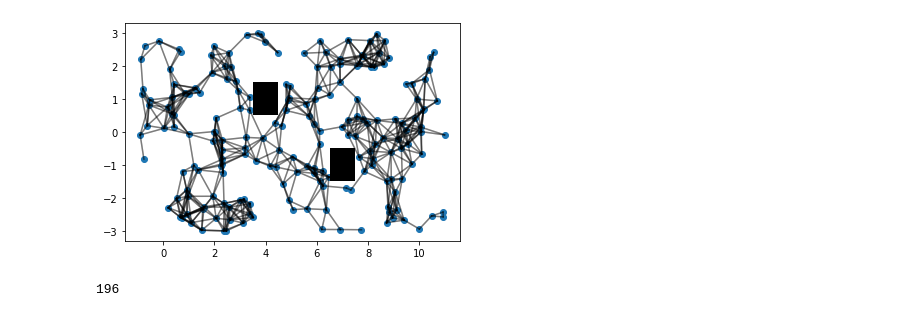
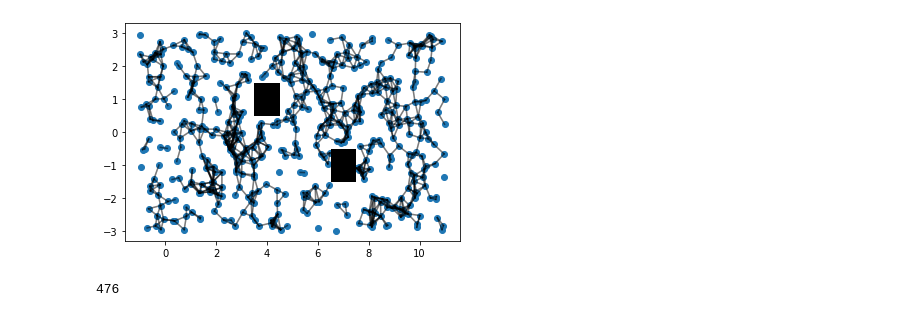
Before and after one commit to KedarMore/algo-HW4-a-Dijkstra-s-PRM-RRT, a Jupyter notebook: prm.ipynb, the cells around one changed output. Cells and saved outputs as stored; diff of their text form; code cells hidden in the pictures.

```diff
--- a/prm.ipynb
+++ b/prm.ipynb
@@ -32,11 +32,21 @@ obstacles=[[(3.5,4.5,4.5,3.5),(0.5,0.5,1.5,1.5)],
            [(6.5,7.5,7.5,6.5),(-1.5,-1.5,-0.5,-0.5)]]
 xlimits=[-1,11]
 ylimits=[-3,3]
+
+# xlimits=(-2.,15.)
+# ylimits=(-2.,15.)
+# obstacles=[[(1,2,2,1),(1,1,5,5)],
+#            [(3,4,4,3),(4,4,12,12)],
+#            [(3,12,12,3),(12,12,13,13)],
+#            [(12,13,13,12),(5,5,13,13)],
+#            [(6,12,12,6),(5,5,6,6)]]
+
+# plot obstacle
 for obs in obstacles:
     plt.fill(*obs,'k',alpha=1)
 
 # samples
-noofsamples=200
+noofsamples=500
 x=np.random.uniform(*xlimits,noofsamples)
 y=np.random.uniform(*ylimits,noofsamples)
 # x=(np.random.rand(200)*12)-1
@@ -53,7 +63,7 @@ x=np.delete(x,xindex)
 y=np.delete(y,yindex)
 
 # plot
-radius=1
+radius=0.5
 graph=[]
 plt.scatter(x,y)
 for i in range(len(x)):
@@ -67,37 +77,36 @@ for i in range(len(x)):
 
 plt.show()
 
 # ********************************************************************************* #
 # CREATE A GRAPH (UNDIRECTED)
 # ********************************************************************************* #
 
 g_dict={}
 keys=[]
 keys_str=[]
 goal=[10,0]
 
 for i in range(len(graph)):
     if str(graph[i][:2]) in g_dict.keys():
         g_dict[str(graph[i][:2])].append(str(graph[i][2:]))
         pass
     else:
         g_dict[str(graph[i][:2])]=[str(graph[i][2:])]
         keys.append(graph[i][:2])
         keys_str.append(str(graph[i][:2]))
 
 for key in g_dict.keys():
     indx=keys_str.index(key)
     g_dict[key]=[g_dict[key]]
     ldist=[]
     g_dict[key].append([1]*len(g_dict[key][0]))
-    g_dict[key].append(10*np.sqrt(((keys[indx][0])-goal[0])**2+((keys[indx][1])-goal[1])**2))
-
+    g_dict[key].append(100*(np.sqrt(((keys[indx][0])-goal[0])**2+((keys[indx][1])-goal[1])**2)))
 print(len(keys))
 
 graph=g_dict
 # %% [output]
-[figure, old version]
+[figure, new version]
-196
+476
 # %%
 def pathcost(nodes):
     '''
```
Also changed, not shown: parts of 6 cells of this notebook, 1 other file.
